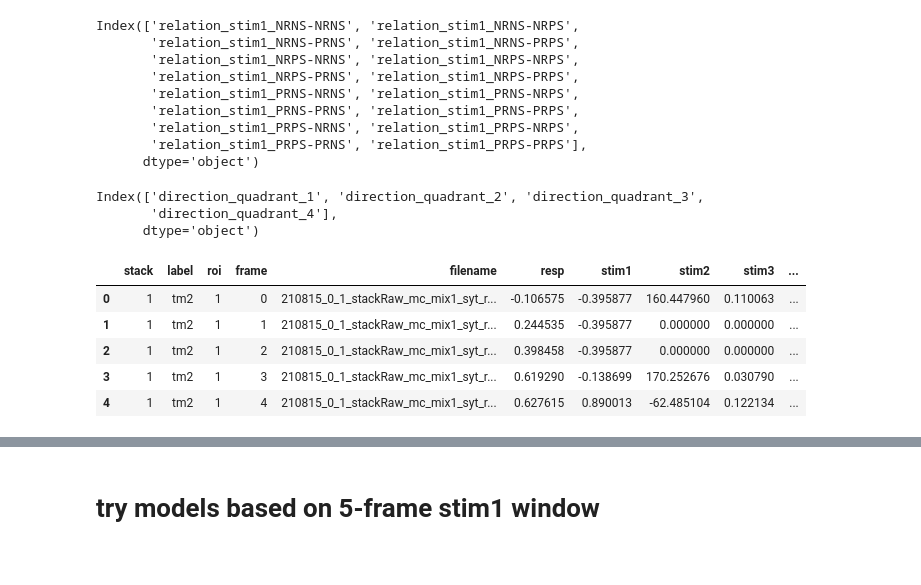
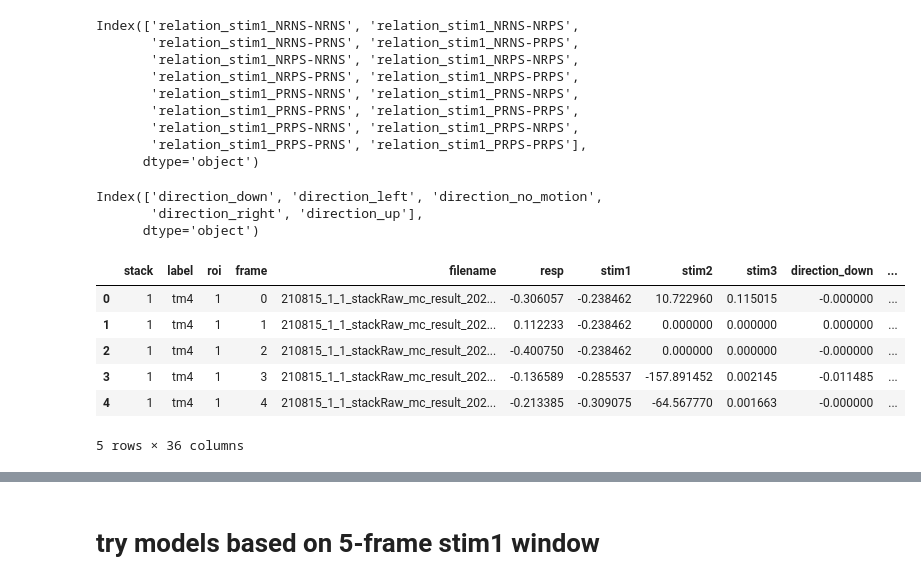
Before and after one commit to laurenneal/capstone-visual-neuroscience, a Jupyter notebook: scikit_test_v2.ipynb, the cells around one changed output, grey strips where cells are left out. Cells and saved outputs as stored; diff of their text form; code cells hidden in the pictures.

```diff
--- a/scikit_test_v2.ipynb
+++ b/scikit_test_v2.ipynb
@@ -90,0 +55,10 @@ df20 = pd.read_csv('/content/drive/MyDrive/DS6011_Capstone_VisualNeuroscience/Se
+# %%
+# pull all data from folder
+root = '/content/drive/MyDrive/DS6011_Capstone_VisualNeuroscience/Seeded_CNMF/Extracted_Features/'
+folder = '5_frames_stim1/'
+f_names = os.listdir(root + folder)
+
+paths = [root + folder + f for f in f_names]
+
+df = pd.concat(map(pd.read_csv, paths), ignore_index=True)
+df.head()
@@ -90,0 +77,3 @@ df20 = pd.read_csv('/content/drive/MyDrive/DS6011_Capstone_VisualNeuroscience/Se
+# %%
+df = df.dropna()
+df.shape
@@ -91,7 +82,10 @@ df20 = pd.read_csv('/content/drive/MyDrive/DS6011_Capstone_VisualNeuroscience/Se
 # %%
-#add a unique roi id to each table
-df_list = [df5, df10, df15, df20]
-for df in df_list:
-  df['roi_ID'] = df['stack'].astype(str) + '_' + df['roi'].astype(str)
-df5.head()
+#add a unique roi id to the table
+
+#use this to average each movie/roi instead of stack/roi
+# df['movie'] = df['filename'].str.slice(0,8)
+
+#use this to group by stack/roi
+df['roi_ID'] = df['filename'].astype(str) + '_' + df['roi'].astype(str)
+df.head()
 # %% [output]
@@ -117,30 +112,31 @@ Index(['relation_stim1_NRNS-NRNS', 'relation_stim1_NRNS-NRPS',
 # %%
 #check the col indices holding the directional features
 #right now these are binary
-df5.columns[9:13]
+df.columns[9:14]
 # %% [output]
-Index(['direction_quadrant_1', 'direction_quadrant_2', 'direction_quadrant_3',
-       'direction_quadrant_4'],
+Index(['direction_down', 'direction_left', 'direction_no_motion',
+       'direction_right', 'direction_up'],
       dtype='object')
 # %%
 #scale the raw response
-for df in df_list:
-  df['resp_scaled'] = df['resp'] /df['resp'].abs().max() #just divide by the max value
+
+df['resp_scaled'] = df['resp'] /df['resp'].abs().max() #just divide by the max value
 
 #TEMPORARILY distribute the scaled response into the directional columns - probably needs to be more involved than this
-directional_cols = [col for col in df5.columns if 'direction' in col]
+directional_cols = [col for col in df.columns if 'direction' in col]
 
-for df in df_list:
-  for col in directional_cols:
-    df[col] = df['resp_scaled'] * df[col]
 
-df10.head()
+for col in directional_cols:
+  df[col] = df['resp_scaled'] * df[col]
+
+df.head()
 # %% [output]
-|  | stack | label | roi | frame | filename | resp | stim1 | stim2 | stim3 | ... |
-| 0 | 1 | tm2 | 1 | 0 | 210815_0_1_stackRaw_mc_mix1_syt_r... | -0.106575 | -0.395877 | 160.447960 | 0.110063 | ... |
-| 1 | 1 | tm2 | 1 | 1 | 210815_0_1_stackRaw_mc_mix1_syt_r... | 0.244535 | -0.395877 | 0.000000 | 0.000000 | ... |
-| 2 | 1 | tm2 | 1 | 2 | 210815_0_1_stackRaw_mc_mix1_syt_r... | 0.398458 | -0.395877 | 0.000000 | 0.000000 | ... |
-| 3 | 1 | tm2 | 1 | 3 | 210815_0_1_stackRaw_mc_mix1_syt_r... | 0.619290 | -0.138699 | 170.252676 | 0.030790 | ... |
-| 4 | 1 | tm2 | 1 | 4 | 210815_0_1_stackRaw_mc_mix1_syt_r... | 0.627615 | 0.890013 | -62.485104 | 0.122134 | ... |
+|  | stack | label | roi | frame | filename | resp | stim1 | stim2 | stim3 | direction_down | ... |
+| 0 | 1 | tm4 | 1 | 0 | 210815_1_1_stackRaw_mc_result_202... | -0.306057 | -0.238462 | 10.722960 | 0.115015 | -0.000000 | ... |
+| 1 | 1 | tm4 | 1 | 1 | 210815_1_1_stackRaw_mc_result_202... | 0.112233 | -0.238462 | 0.000000 | 0.000000 | 0.000000 | ... |
+| 2 | 1 | tm4 | 1 | 2 | 210815_1_1_stackRaw_mc_result_202... | -0.400750 | -0.238462 | 0.000000 | 0.000000 | -0.000000 | ... |
+| 3 | 1 | tm4 | 1 | 3 | 210815_1_1_stackRaw_mc_result_202... | -0.136589 | -0.285537 | -157.891452 | 0.002145 | -0.011485 | ... |
+| 4 | 1 | tm4 | 1 | 4 | 210815_1_1_stackRaw_mc_result_202... | -0.213385 | -0.309075 | -64.567770 | 0.001663 | -0.000000 | ... |
+5 rows × 36 columns
 # %%
 #average each df by roi
```
Also changed, not shown: parts of 18 cells of this notebook.
